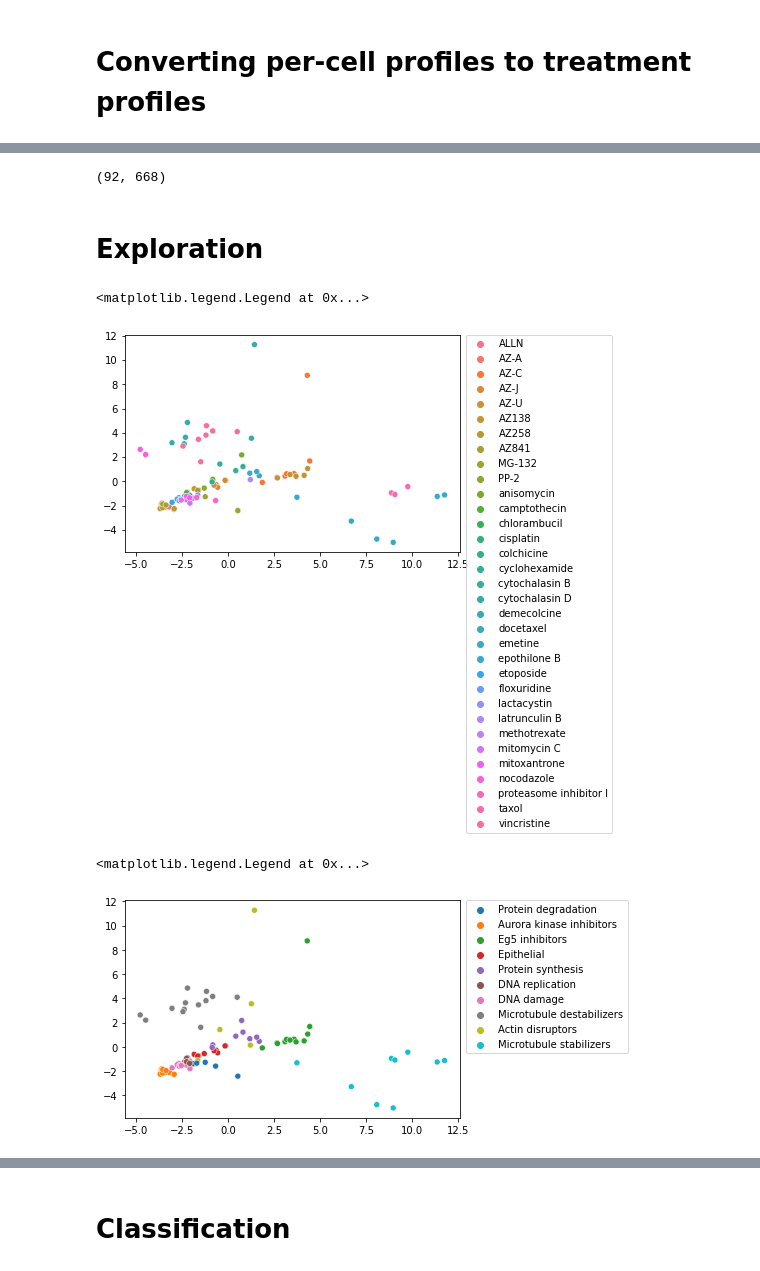
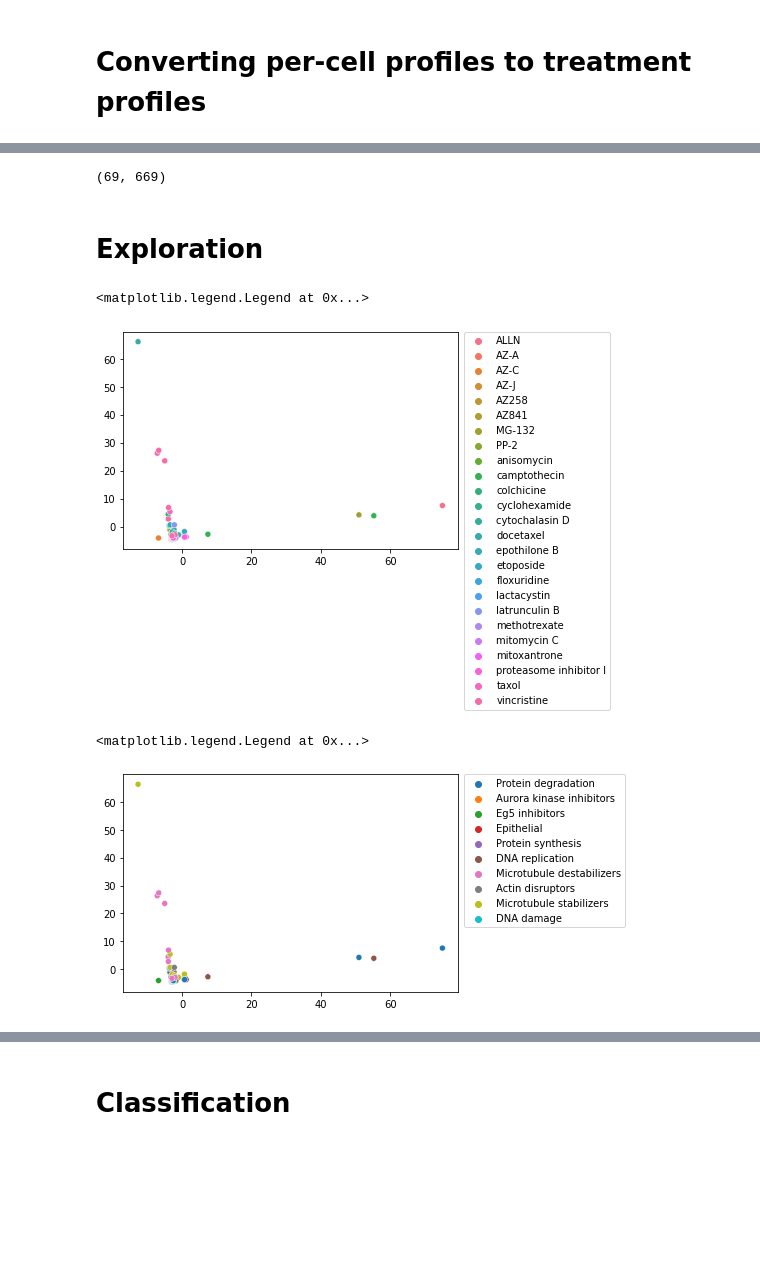
Before and after one commit to harel-coffee/SCIP-use-case-workflows-auto, a Jupyter notebook: notebooks/downstream_analysis/bbbc_mean_profile_1NN_classification.ipynb, the cells around one changed output, grey strips where cells are left out. Cells and saved outputs as stored; diff of their text form; code cells hidden in the pictures; blank space fills up the shorter version.

Commit message:
Classification results with illumination correction

```diff
--- a/notebooks/downstream_analysis/bbbc_mean_profile_1NN_classification.ipynb
+++ b/notebooks/downstream_analysis/bbbc_mean_profile_1NN_classification.ipynb
@@ -25,8 +28,8 @@ try:
     labels_path = snakemake.input.labels
 except NameError:
     data_root = Path("/data/gent/vo/000/gvo00070/vsc42015/datasets/BBBC021")
-    data_dir = data_root / "scip"
-    paths = data_dir.rglob("features.parquet")
+    data_dir = data_root / "results" / "scip" / "allweeks"
+    path = data_dir / "features.parquet"
     labels_path = data_dir.parent / "labels.parquet"
     moa_path = data_root / "BBBC021_v1_moa.csv"
     image_path = data_root / "BBBC021_v1_image.csv"
@@ -65,7 +68,5 @@ According to the previously mentioned research 92 treatments should remain.
 (92,)
 # %%
 %%time
-# paths = list(paths)[:3]
-df = pandas.concat([pq.read_table(p).to_pandas() for p in paths])
-df = df.drop(columns=df.filter(regex='meta_image_.*').columns.tolist() + ["meta_replicate", "meta_imagenumber", "meta_tablenumber"])
+df = pq.read_table(path).to_pandas()
 # %% [output]
@@ -82,3 +83,5 @@ df.shape
+# %%
+df = df.fillna(0)
 # %%
 df = df[~df.isna().any(axis=1)]
 df.shape
@@ -167,7 +172,7 @@ del dfs
 # %%
 mu.shape
 # %% [output]
-(92, 668)
+(69, 669)
 # %%
 treatment_profiles = mu
 # %% [markdown]
@@ -178,17 +183,17 @@ from sklearn.preprocessing import scale
 # %%
 dimred = PCA().fit_transform(treatment_profiles.filter(regex="feat"))
 # %%
-seaborn.scatterplot(x=dimred[:, 0], y=dimred[:, 1], hue=treatment_profiles["compound"])
+seaborn.scatterplot(x=dimred[:, 0], y=dimred[:, 1], hue=treatment_profiles["meta_compound"])
 plt.legend(bbox_to_anchor=(1.02, 1), loc='upper left', borderaxespad=0)
 # %% [output]
 <matplotlib.legend.Legend at 0x...>
-[figure, old version]
+[figure, new version]
 # %%
-seaborn.scatterplot(x=dimred[:, 0], y=dimred[:, 1], hue=treatment_profiles["moa"])
+seaborn.scatterplot(x=dimred[:, 0], y=dimred[:, 1], hue=treatment_profiles["meta_moa"])
 plt.legend(bbox_to_anchor=(1.02, 1), loc='upper left', borderaxespad=0)
 # %% [output]
 <matplotlib.legend.Legend at 0x...>
-[figure, old version]
+[figure, new version]
 # %%
 from umap import UMAP
 # %%
```
Also changed, not shown: parts of 16 cells of this notebook, 3 other files.
